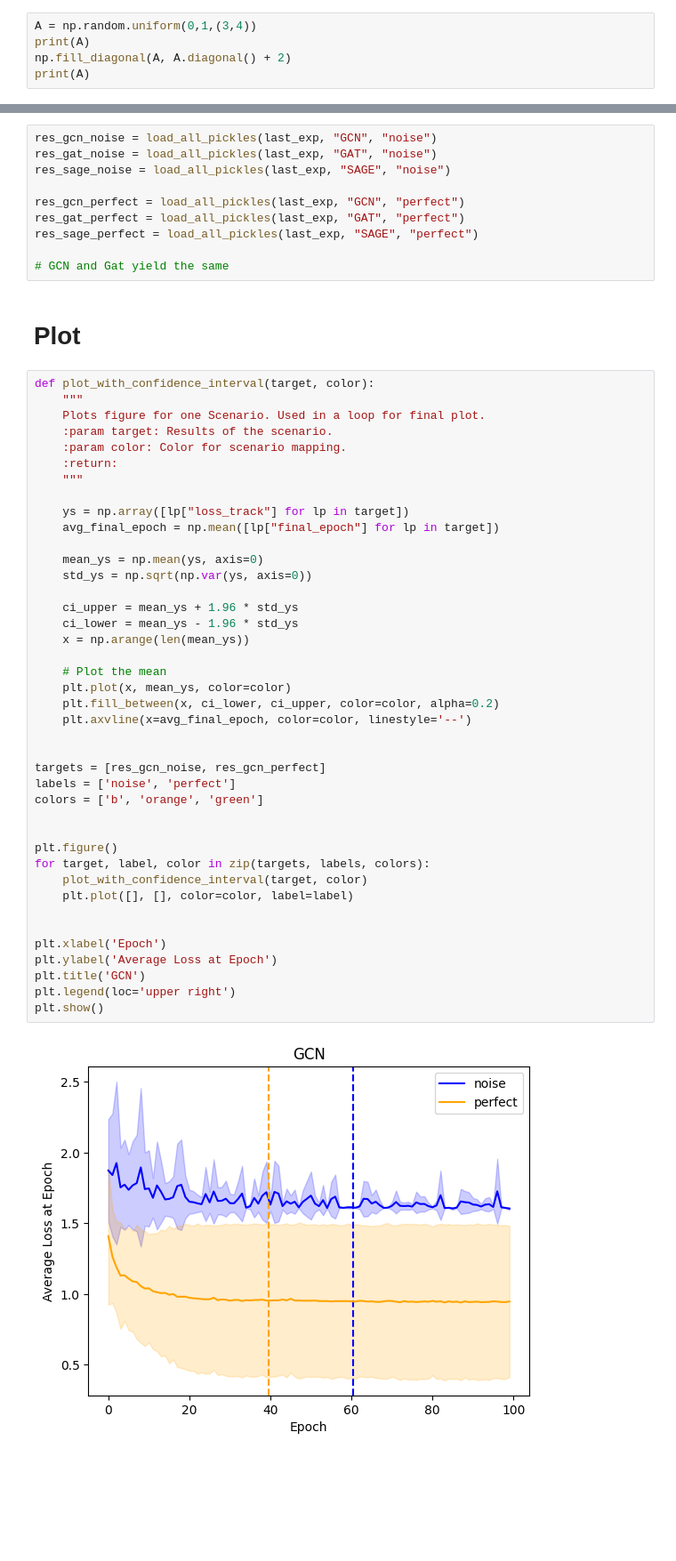
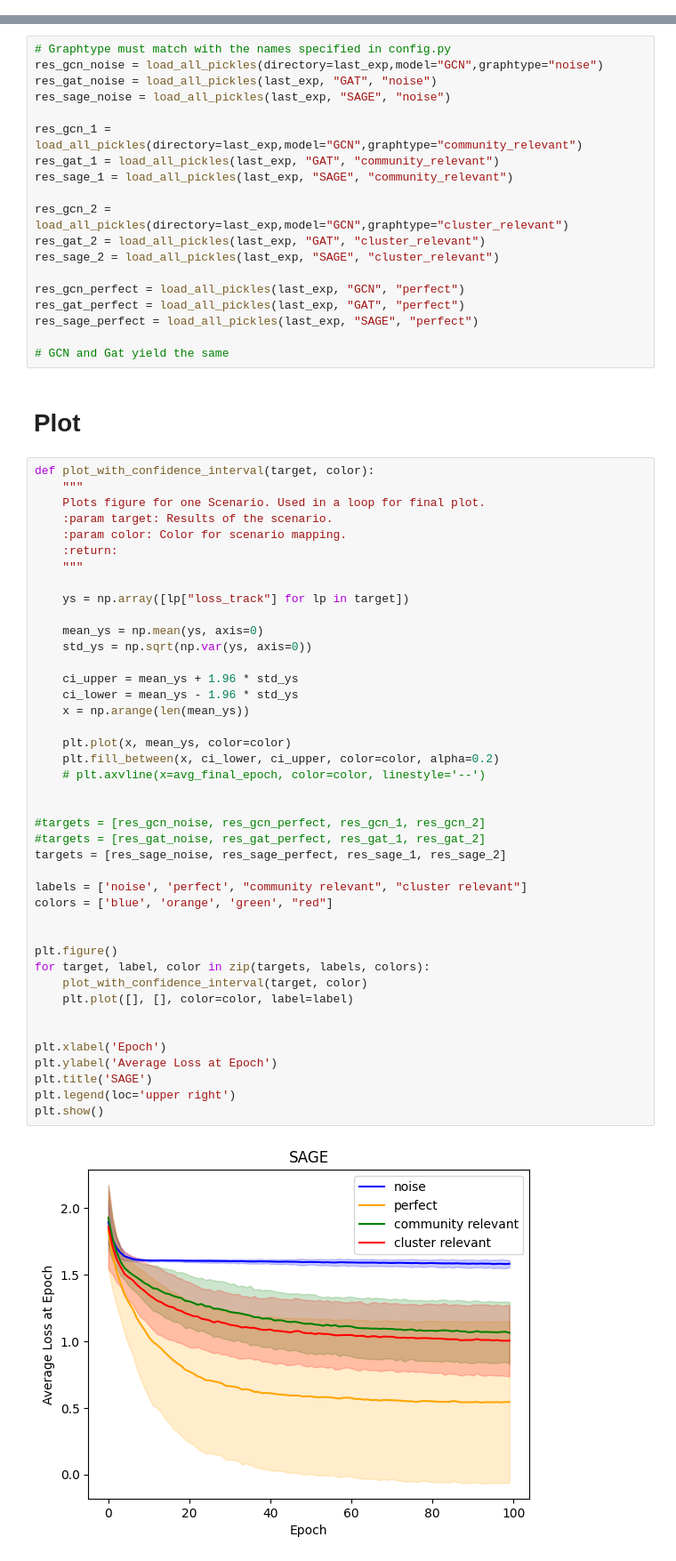
Before and after one commit to FisnikZogaj/MA, a Jupyter notebook: eval.ipynb, the cells around one changed output, grey strips where cells are left out. Shown at 89% size. Cells and saved outputs as stored; diff of their text form; blank space fills up the shorter version.

```diff
--- a/eval.ipynb
+++ b/eval.ipynb
@@ -3,8 +3,3 @@ import pickle
 import numpy as np
 from matplotlib import pyplot as plt
 import os
-# %%
-A = np.random.uniform(0,1,(3,4))
-print(A)
-np.fill_diagonal(A, A.diagonal() + 2)
-print(A)
@@ -52,9 +39,18 @@ def load_all_pickles(directory:str, model: str, graphtype: str) -> list:
 # %% [markdown]
 ## Store the results of all Model/Scenario Combinations
 # %%
-res_gcn_noise = load_all_pickles(last_exp, "GCN", "noise")
+# Graphtype must match with the names specified in config.py
+res_gcn_noise = load_all_pickles(directory=last_exp,model="GCN",graphtype="noise")
 res_gat_noise = load_all_pickles(last_exp, "GAT", "noise")
 res_sage_noise = load_all_pickles(last_exp, "SAGE", "noise")
+
+res_gcn_1 = load_all_pickles(directory=last_exp,model="GCN",graphtype="community_relevant")
+res_gat_1 = load_all_pickles(last_exp, "GAT", "community_relevant")
+res_sage_1 = load_all_pickles(last_exp, "SAGE", "community_relevant")
+
+res_gcn_2 = load_all_pickles(directory=last_exp,model="GCN",graphtype="cluster_relevant")
+res_gat_2 = load_all_pickles(last_exp, "GAT", "cluster_relevant")
+res_sage_2 = load_all_pickles(last_exp, "SAGE", "cluster_relevant")
 
 res_gcn_perfect = load_all_pickles(last_exp, "GCN", "perfect")
 res_gat_perfect = load_all_pickles(last_exp, "GAT", "perfect")
@@ -71,38 +67,39 @@ def plot_with_confidence_interval(target, color):
     :param color: Color for scenario mapping.
     :return:
     """
 
     ys = np.array([lp["loss_track"] for lp in target])
-    avg_final_epoch = np.mean([lp["final_epoch"] for lp in target])
 
     mean_ys = np.mean(ys, axis=0)
     std_ys = np.sqrt(np.var(ys, axis=0))
 
     ci_upper = mean_ys + 1.96 * std_ys
     ci_lower = mean_ys - 1.96 * std_ys
     x = np.arange(len(mean_ys))
 
-    # Plot the mean
     plt.plot(x, mean_ys, color=color)
     plt.fill_between(x, ci_lower, ci_upper, color=color, alpha=0.2)
-    plt.axvline(x=avg_final_epoch, color=color, linestyle='--')
+    # plt.axvline(x=avg_final_epoch, color=color, linestyle='--')
 
 
-targets = [res_gcn_noise, res_gcn_perfect]
-labels = ['noise', 'perfect']
-colors = ['b', 'orange', 'green']
+#targets = [res_gcn_noise, res_gcn_perfect, res_gcn_1, res_gcn_2]
+#targets = [res_gat_noise, res_gat_perfect, res_gat_1, res_gat_2]
+targets = [res_sage_noise, res_sage_perfect, res_sage_1, res_sage_2]
+
+labels = ['noise', 'perfect', "community relevant", "cluster relevant"]
+colors = ['blue', 'orange', 'green', "red"]
 
 
 plt.figure()
 for target, label, color in zip(targets, labels, colors):
     plot_with_confidence_interval(target, color)
     plt.plot([], [], color=color, label=label)
 
 
 plt.xlabel('Epoch')
 plt.ylabel('Average Loss at Epoch')
-plt.title('GCN')
+plt.title('SAGE')
 plt.legend(loc='upper right')
 plt.show()
 # %% [output]
-[figure, old version]
+[figure, new version]
```
Also changed, not shown: parts of 4 cells of this notebook, 6 other files.
